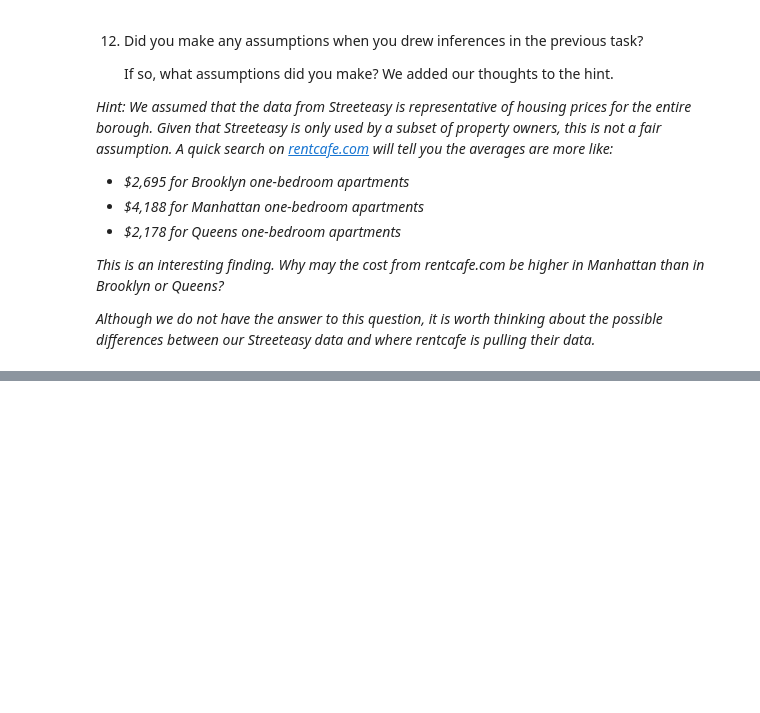
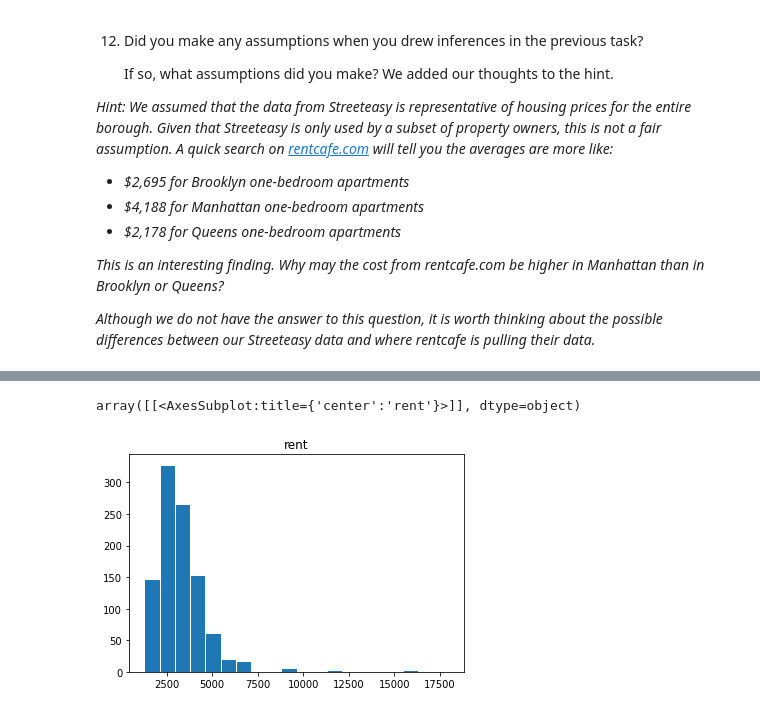
Before and after one commit to Klaynie/Learning-Python, a Jupyter notebook: Learning-Python/Codecademy/Central_Tendency_for_Housing_Data/script.ipynb, the cells around one changed output, grey strips where cells are left out. Saved outputs shown, nothing was run; the diff lists cells and outputs as text; code cells hidden in the pictures; blank space fills up the shorter version.

```diff
--- a/Learning-Python/Codecademy/Central_Tendency_for_Housing_Data/script.ipynb
+++ b/Learning-Python/Codecademy/Central_Tendency_for_Housing_Data/script.ipynb
@@ -155,3 +173,8 @@ The mode price in Queens is not yet defined.
     When you are finished, open the hint to take a look at the actual histograms for Brooklyn, Manhattan, and Queens.
 # %% [markdown]
 <img src="https://content.codecademy.com/courses/statistics/central-tendency/one-bedroom-costs-nyc.png" alt="Histograms" style="background-color:white;"></img>
+# %%
+brooklyn_one_bed.hist(column='rent', grid=False, edgecolor='white', bins=20)
+# %% [output]
+array([[<AxesSubplot:title={'center':'rent'}>]], dtype=object)
+[figure, added]
```
Also changed, not shown: parts of 12 cells of this notebook.
